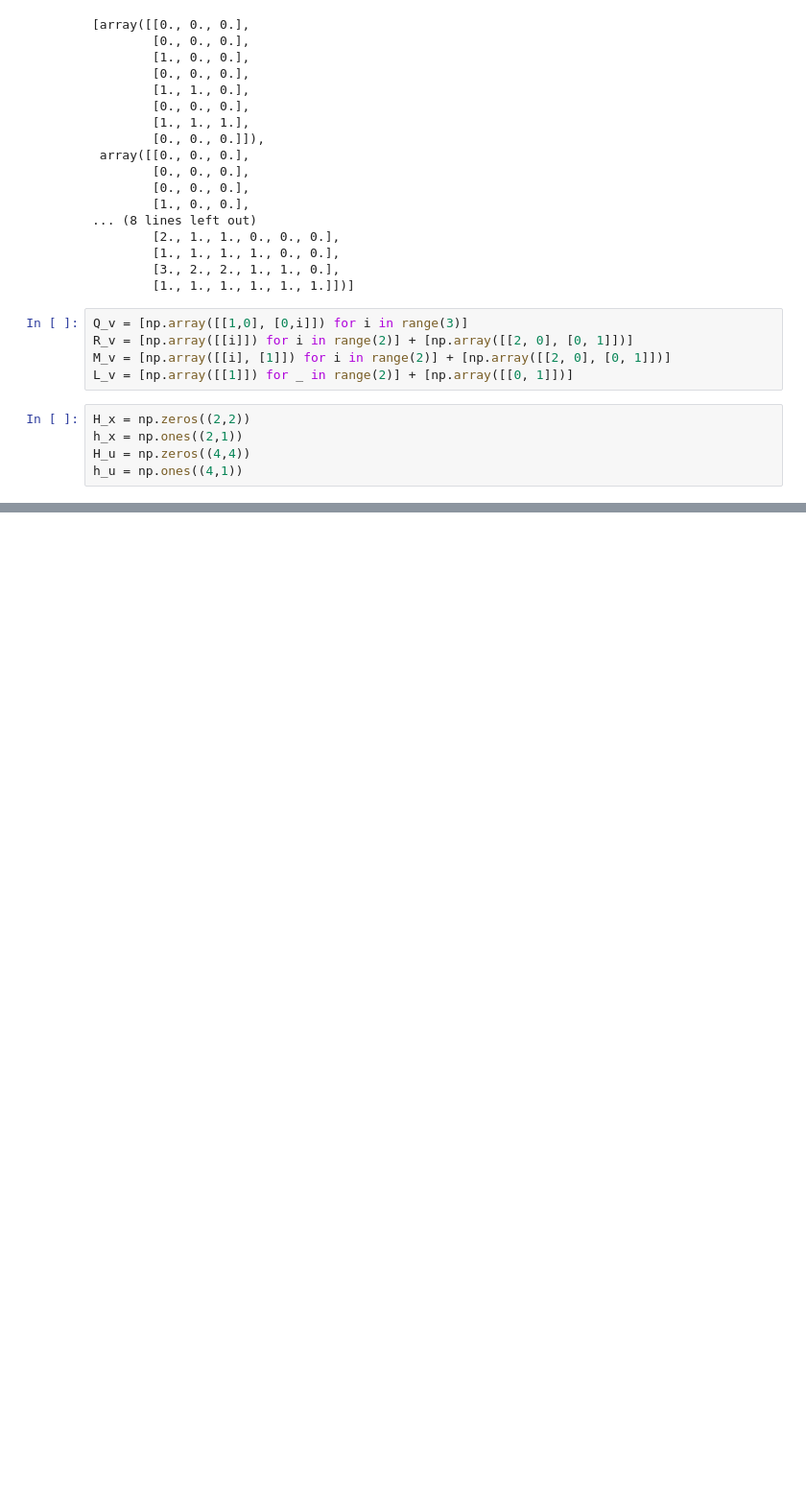
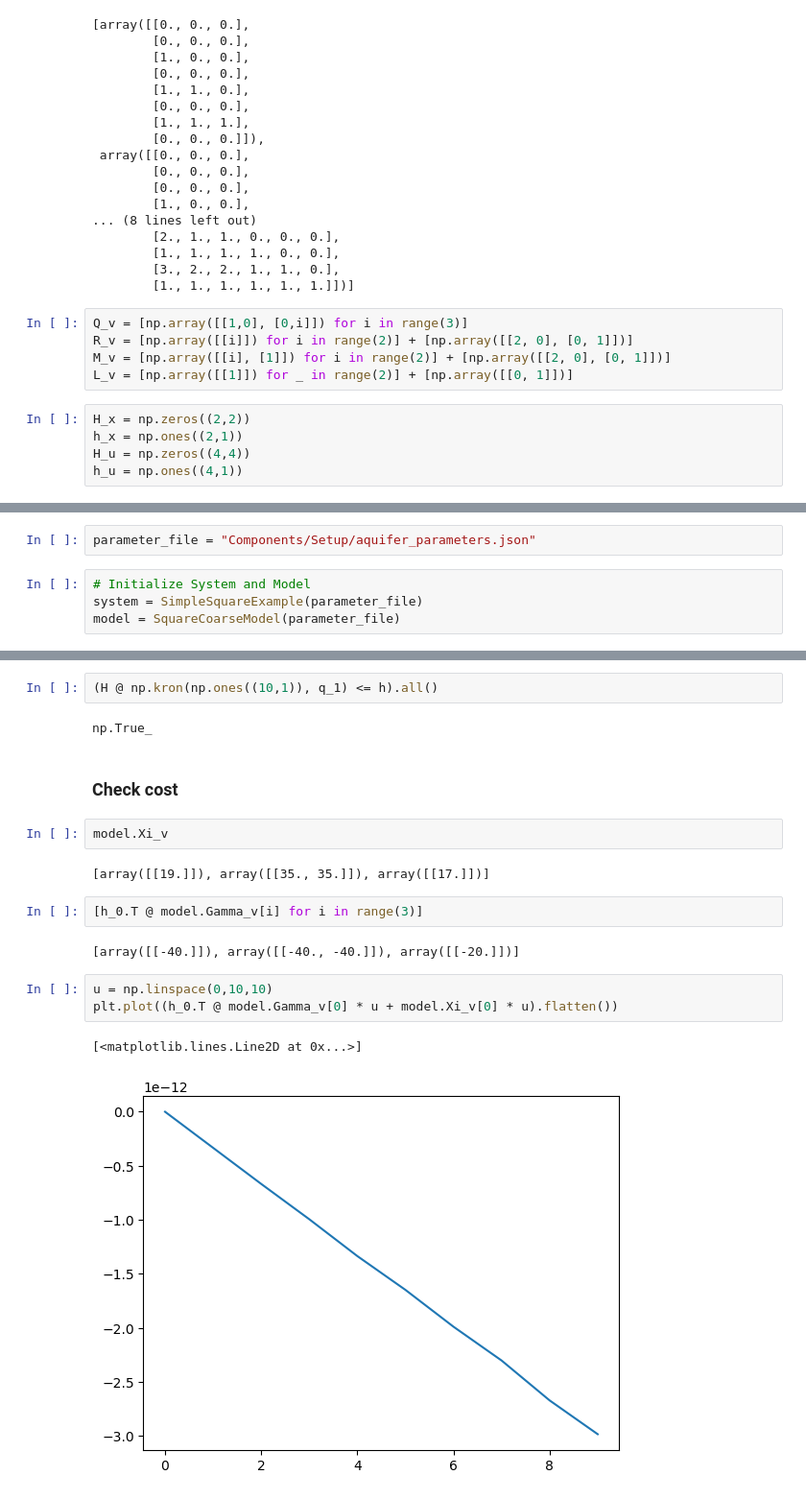
Before and after one commit to leonardchanfreau/RHG_GroundWater, a Jupyter notebook: test.ipynb, the cells around one changed output, grey strips where cells are left out. Shown: that part at 96% size. Drawn from its saved outputs; the diff is of its cells as text; blank space fills up the shorter version.

```diff
--- a/test.ipynb
+++ b/test.ipynb
@@ -112,0 +113,6 @@ array([[-0.01559142],
+# %%
+parameter_file = "Components/Setup/aquifer_parameters.json"
+# %%
+# Initialize System and Model
+system = SimpleSquareExample(parameter_file)
+model = SquareCoarseModel(parameter_file)
@@ -112,0 +236,20 @@ array([[-0.01559142],
+# %%
+(H @ np.kron(np.ones((10,1)), q_1) <= h).all()
+# %% [output]
+np.True_
+# %% [markdown]
+### Check cost
+# %%
+model.Xi_v
+# %% [output]
+[array([[19.]]), array([[35., 35.]]), array([[17.]])]
+# %%
+[h_0.T @ model.Gamma_v[i] for i in range(3)]
+# %% [output]
+[array([[-40.]]), array([[-40., -40.]]), array([[-20.]])]
+# %%
+u = np.linspace(0,10,10)
+plt.plot((h_0.T @ model.Gamma_v[0] * u + model.Xi_v[0] * u).flatten())
+# %% [output]
+[<matplotlib.lines.Line2D at 0x...>]
+[figure, added]
```
Also changed, not shown: parts of 29 cells of this notebook, 14 other files.
